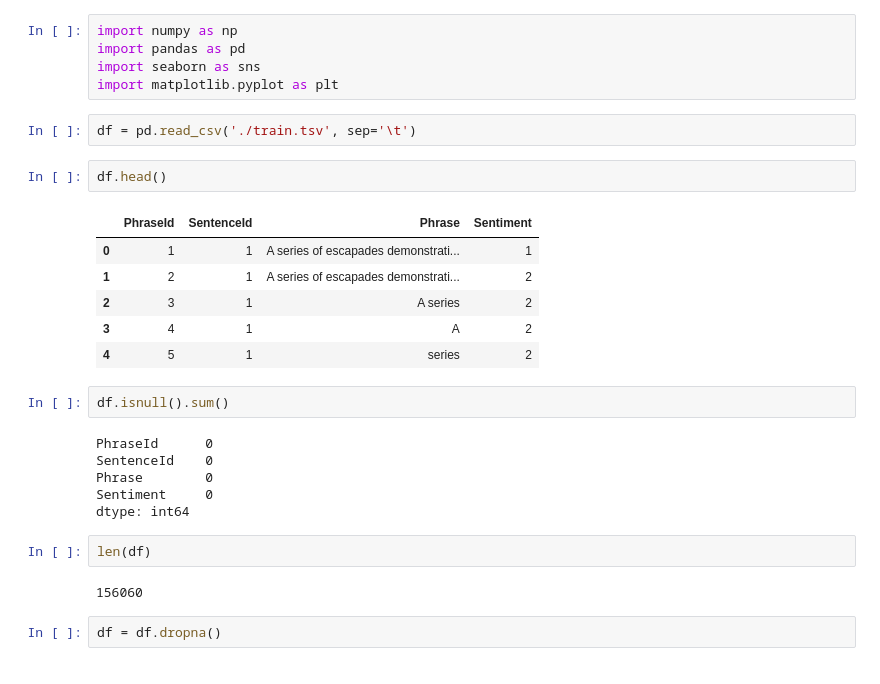
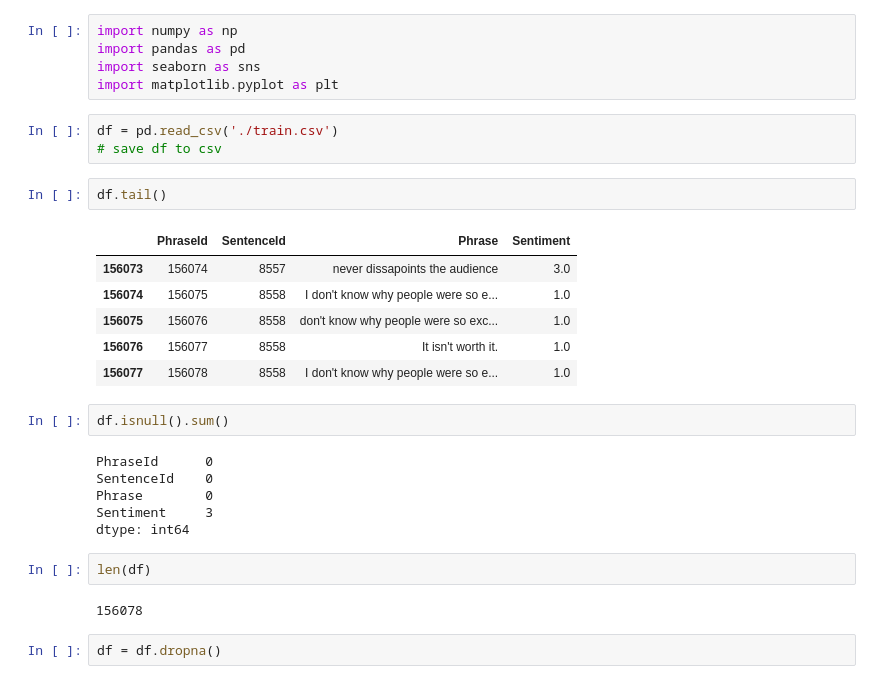
Before and after one commit to marizvi/movie-review-classification, a Jupyter notebook: movie_review_sentiment_svc.ipynb, the cells around one changed output. Cells and saved outputs as stored; diff of their text form.

```diff
--- a/movie_review_sentiment_svc.ipynb
+++ b/movie_review_sentiment_svc.ipynb
@@ -4,28 +4,29 @@ import pandas as pd
 import seaborn as sns
 import matplotlib.pyplot as plt
 # %%
-df = pd.read_csv('./train.tsv', sep='\t')
+df = pd.read_csv('./train.csv')
+# save df to csv
 # %%
-df.head()
+df.tail()
 # %% [output]
 |  | PhraseId | SentenceId | Phrase | Sentiment |
-| 0 | 1 | 1 | A series of escapades demonstrati... | 1 |
-| 1 | 2 | 1 | A series of escapades demonstrati... | 2 |
-| 2 | 3 | 1 | A series | 2 |
-| 3 | 4 | 1 | A | 2 |
-| 4 | 5 | 1 | series | 2 |
+| 156073 | 156074 | 8557 | never dissapoints the audience | 3.0 |
+| 156074 | 156075 | 8558 | I don't know why people were so e... | 1.0 |
+| 156075 | 156076 | 8558 | don't know why people were so exc... | 1.0 |
+| 156076 | 156077 | 8558 | It isn't worth it. | 1.0 |
+| 156077 | 156078 | 8558 | I don't know why people were so e... | 1.0 |
 # %%
 df.isnull().sum()
 # %% [output]
 PhraseId      0
 SentenceId    0
 Phrase        0
-Sentiment     0
+Sentiment     3
 dtype: int64
 # %%
 len(df)
 # %% [output]
-156060
+156078
 # %%
 df = df.dropna()
 # %%
```
Also changed, not shown: parts of 20 cells of this notebook, 3 other files.
